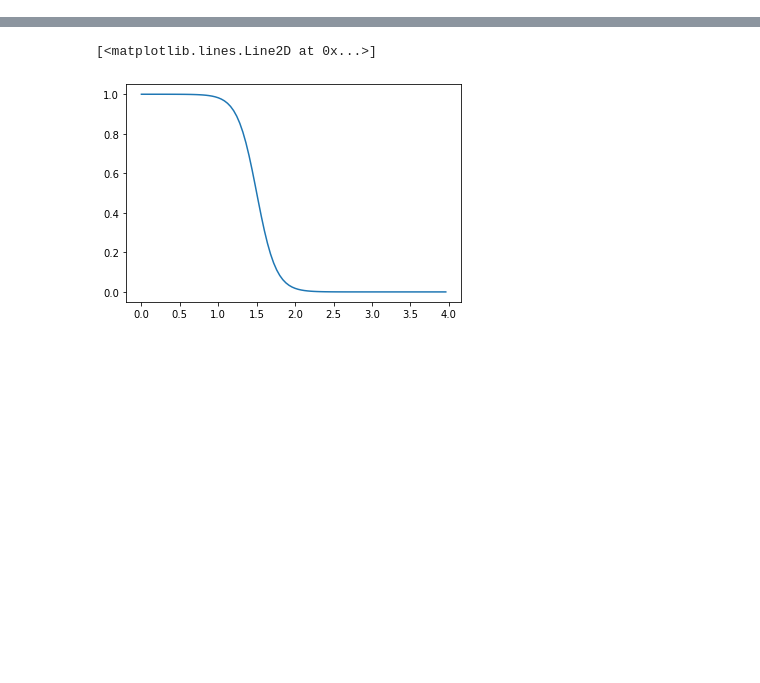
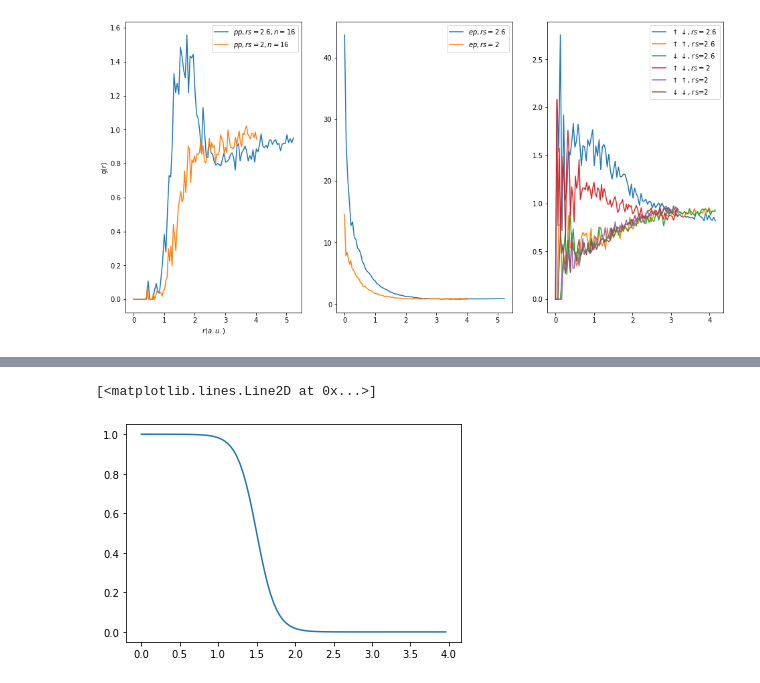
Before and after one commit to fermiflow/hydrogen, a Jupyter notebook: analysis/analysis.ipynb, the cells around one changed output, grey strips where cells are left out. Drawn from its saved outputs; the diff is of its cells as text; code cells hidden in the pictures; blank space fills up the shorter version.

```diff
--- a/analysis/analysis.ipynb
+++ b/analysis/analysis.ipynb
@@ -135,3 +170,82 @@ no ref data
 import sys, os
 sys.path.append("/home/wanglei/hydrogen/src")
 from checkpoint import find_ckpt_filename, load_data
+# %%
+def get_gr(x, y):
+    batchsize, n, dim = x.shape[0], x.shape[1], x.shape[2]
+
+    if dim == 3:
+        L = (4/3*np.pi*n)**(1/3)
+    elif dim == 2:
+        L = np.sqrt(jnp.pi*n)
+
+    i,j = np.triu_indices(n, k=1)
+    rij = (np.reshape(x, (-1, n, 1, dim)) - np.reshape(y, (-1, 1, n, dim)))[:,i,j]
+    rij = rij - L*np.rint(rij/L)
+    dist = np.linalg.norm(rij, axis=-1) # (batchsize, n*(n-1)/2)
+
+    hist, bin_edges = np.histogram(dist.reshape(-1,), range=[0, L/2], bins=100)
+    dr = bin_edges[1] - bin_edges[0]
+    hist = hist*2/(n * batchsize)
+
+    rmesh = np.arange(hist.shape[0])*dr
+
+    h_id = 4/3*np.pi*n/(L**3)* ((rmesh+dr)**3 - rmesh**3 )
+    return rmesh*rs, hist/h_id
+
+fig = plt.figure(figsize=(16, 8))
+ax1 = plt.subplot(131)
+ax2 = plt.subplot(132)
+ax3 = plt.subplot(133)
+
+for f in files:
+
+    n, dim, rs, T, s, fd, fh1, fh2, wd, wh1, wh2, b, a, lr, decay, eta, maxnorm, Nf, clip, K, w = parse_filename(f)
+
+    ckpt_file, _ = find_ckpt_filename(os.path.dirname(f))
+    ckpt_files = [ckpt_file]
+
+    #path = os.path.dirname(f)
+    #ckpt_files = [os.path.join(path, f) for f in os.listdir(path) if ('pkl' in f)]
+
+    for ckpt_file in ckpt_files:
+        if ckpt_file is None: continue
+        print (ckpt_file)
+        data = load_data(ckpt_file)
+
+        s, x = data['s'], data['x']
+
+        n, dim = x.shape[-2], x.shape[-1]
+        s = s.reshape(-1, n, dim)
+        x = x.reshape(-1, n, dim)
+
+        walkersize, batchsize = s.shape[0], x.shape[0]
+        if (walkersize != batchsize):
+            s = jnp.repeat(s, batchsize//walkersize, 0)
+
+        rmesh, gr = get_gr(s, s)
+        ax1.plot(rmesh, gr, label=r'$pp, rs=%g,n = %g$'%(rs, n))
+        #rmesh, gr = get_gr(x, x)
+        #ax1.plot(rmesh, gr, label=r'$ee, rs=%g$'%rs)
+
+        rmesh, gr = get_gr(s, x)
+        ax2.plot(rmesh, gr, label=r'$ep, rs=%g$'%rs)
+
+        #ax1.set_yscale('log')
+        #ax1.plot(rmesh, 3*np.exp(-rmesh))
+
+        rmesh, gr = get_gr(x[:, :n//2], x[:, n//2:])
+        ax3.plot(rmesh, gr, label=r'$\uparrow\downarrow, rs=%g$'%rs)
+        rmesh, gr = get_gr(x[:, :n//2], x[:, :n//2])
+        ax3.plot(rmesh, gr, label=r'$\uparrow\uparrow$, rs=%g'%rs)
+        rmesh, gr = get_gr(x[:, n//2:], x[:, n//2:])
+        ax3.plot(rmesh, gr, label=r'$\downarrow\downarrow$, rs=%g'%rs)
+
+        #ax2.set_yscale('log')
+
+ax1.set_xlabel('$r(a.u.)$')
+ax1.set_ylabel('g(r)')
+ax1.legend()
+ax2.legend()
+ax3.legend()
+# %% [output]
@@ -138,3 +255,4 @@ from checkpoint import find_ckpt_filename, load_data
+[figure, added]
 # %%
 from hf import Hydrogen
 
```
Also changed, not shown: parts of 11 cells of this notebook, 2 other files.
